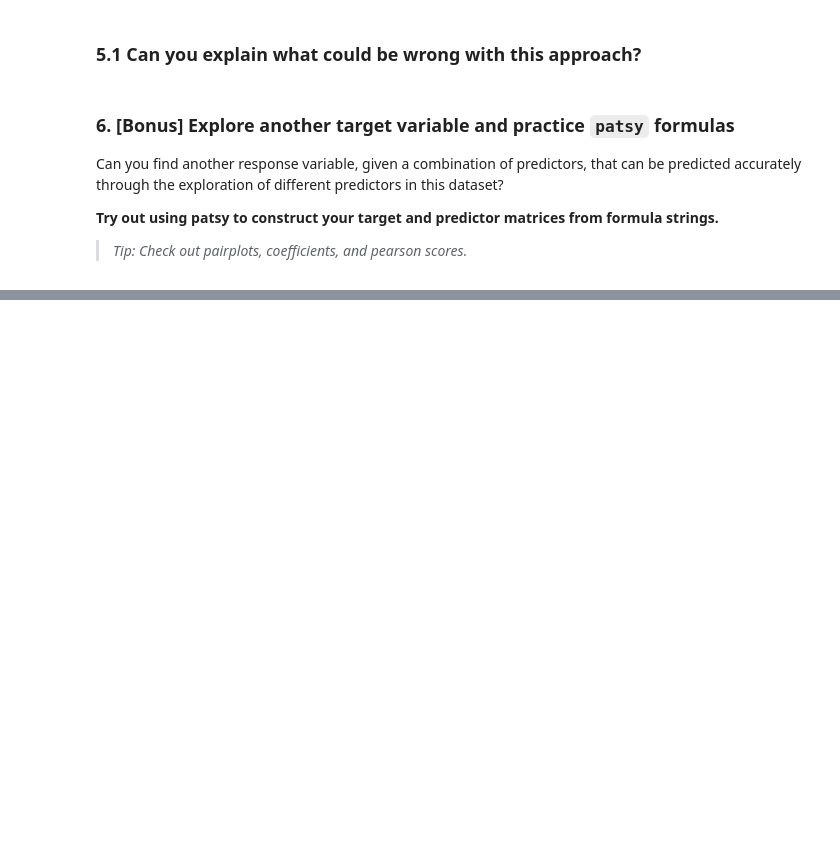
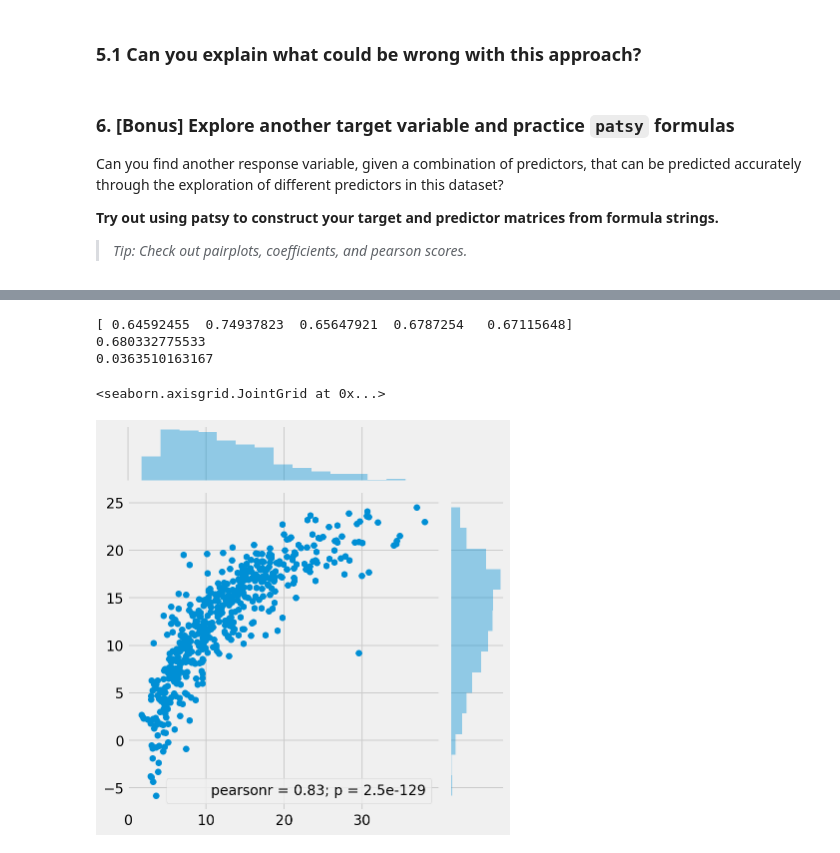
Before and after one commit to davidyan92/dsi, a Jupyter notebook: week-04/evaluation-cross_validation_train_test-lab/train-test-cross-validation-lab.ipynb, the cells around one changed output, grey strips where cells are left out. Cells and saved outputs as stored; diff of their text form; code cells hidden in the pictures; blank space fills up the shorter version.

```diff
--- a/week-04/evaluation-cross_validation_train_test-lab/train-test-cross-validation-lab.ipynb
+++ b/week-04/evaluation-cross_validation_train_test-lab/train-test-cross-validation-lab.ipynb
@@ -250,0 +426,15 @@ import patsy
+# %%
+# Very strong Model hahahah
+print(scores)
+print(scores.mean())
+print(scores.std())
+# %% [output]
+[ 0.64592455  0.74937823  0.65647921  0.6787254   0.67115648]
+0.680332775533
+0.0363510163167
+# %%
+# plot
+sns.jointplot(x=y.values, y=predictions)
+# %% [output]
+<seaborn.axisgrid.JointGrid at 0x...>
+[figure, added]
```
Also changed, not shown: parts of 26 cells of this notebook, 15 other files.
